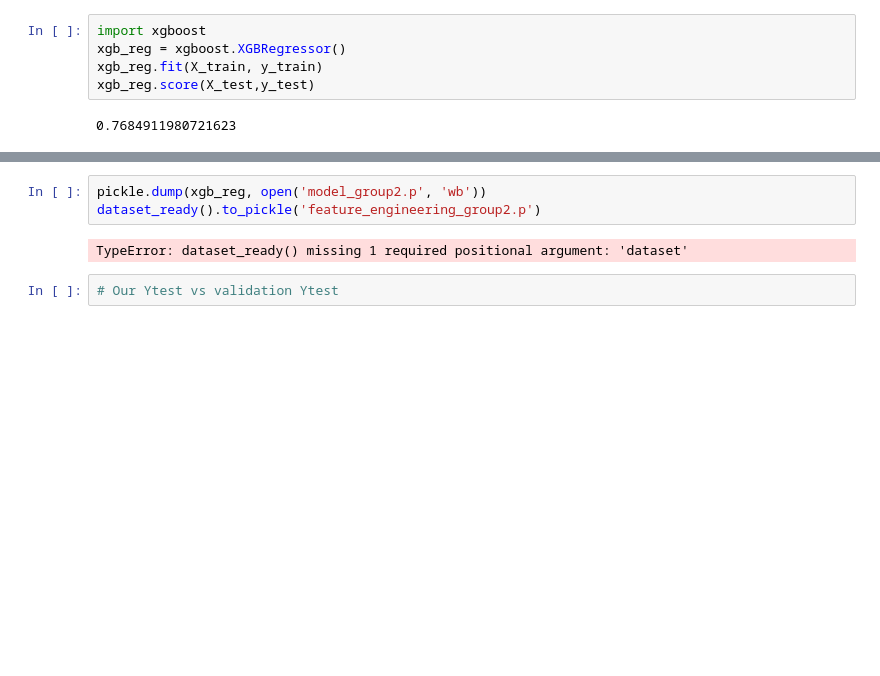
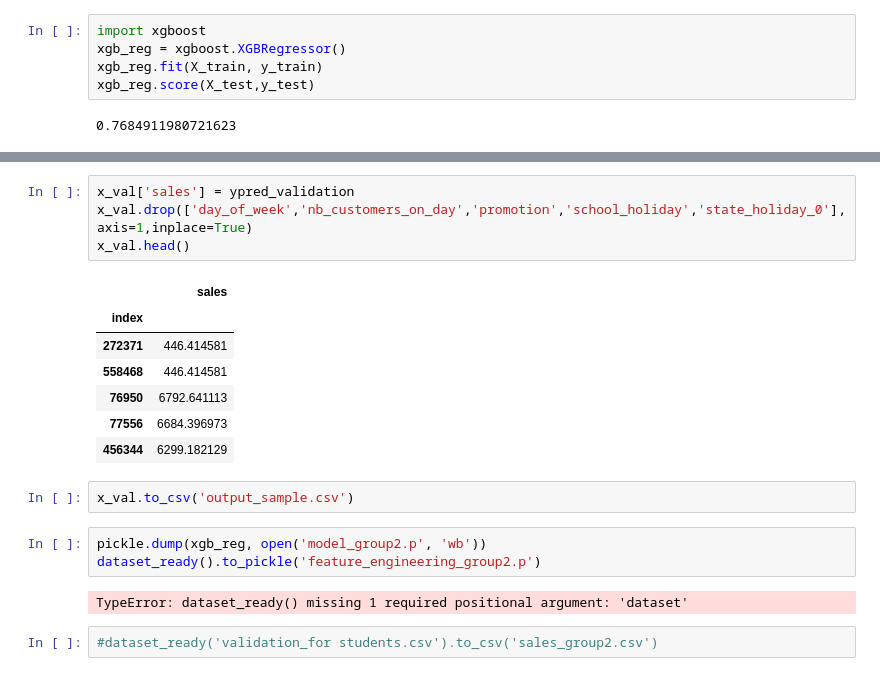
Before and after one commit to BenjaminPerraut/iron-kaggle, a Jupyter notebook: Sales prediction.ipynb, the cells around one changed output, grey strips where cells are left out. Saved outputs shown, nothing was run; the diff lists cells and outputs as text; blank space fills up the shorter version.

Commit message:
output csv

```diff
--- a/Sales prediction.ipynb
+++ b/Sales prediction.ipynb
@@ -246,7 +264,21 @@ def dataset_ready():
+# %%
+x_val['sales'] = ypred_validation
+x_val.drop(['day_of_week','nb_customers_on_day','promotion','school_holiday','state_holiday_0'],axis=1,inplace=True)
+x_val.head()
+# %% [output]
+|  | sales |
+| index |  |
+| 272371 | 446.414581 |
+| 558468 | 446.414581 |
+| 76950 | 6792.641113 |
+| 77556 | 6684.396973 |
+| 456344 | 6299.182129 |
+# %%
+x_val.to_csv('output_sample.csv')
 # %%
 pickle.dump(xgb_reg, open('model_group2.p', 'wb'))
 dataset_ready().to_pickle('feature_engineering_group2.p')
 # %% [output]
 TypeError: dataset_ready() missing 1 required positional argument: 'dataset'
-# %%
-# Our Ytest vs validation Ytest
+# %%
+#dataset_ready('validation_for students.csv').to_csv('sales_group2.csv')
```
Also changed, not shown: parts of 5 cells of this notebook, 2 other files.
